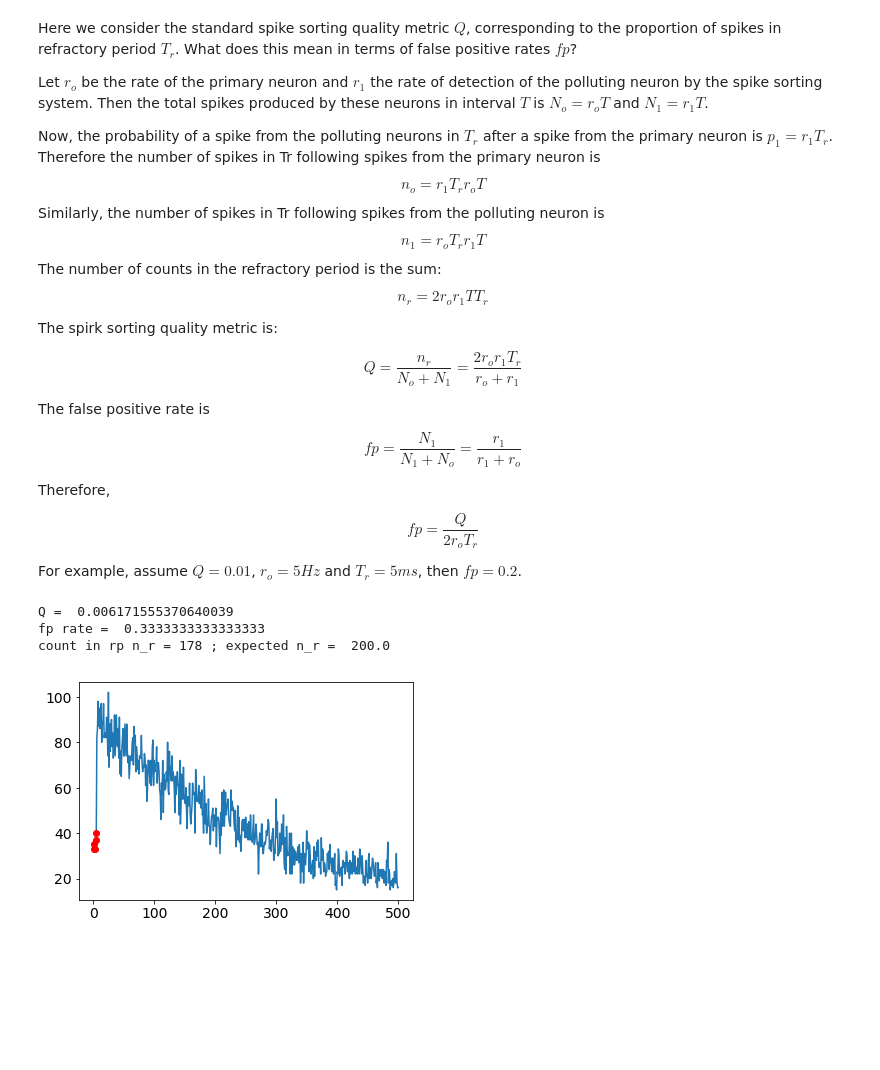
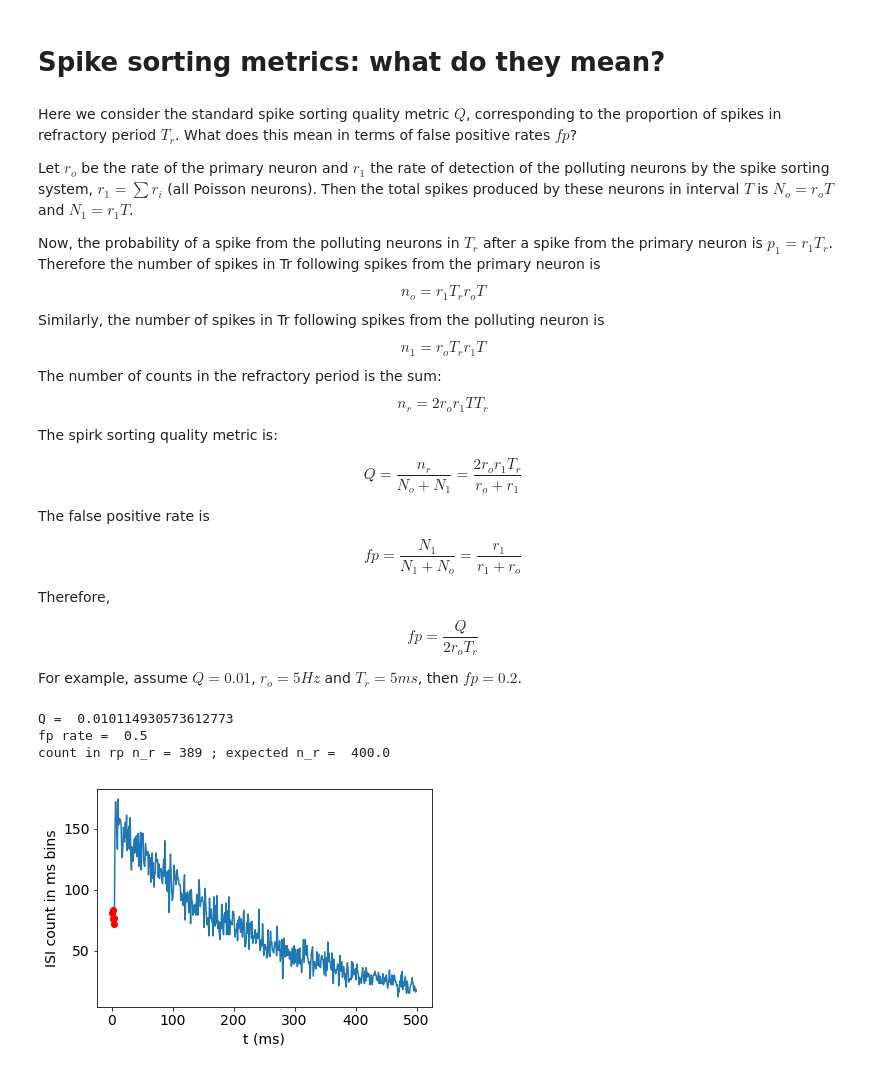
Before and after one commit to svoboda314/various-notebooks, a Jupyter notebook: Poisson spiking.ipynb, the cells around one changed output. Cells and saved outputs as stored; diff of their text form; code cells hidden in the pictures; blank space fills up the shorter version.

```diff
--- a/Poisson spiking.ipynb
+++ b/Poisson spiking.ipynb
@@ -114,6 +118,11 @@ while (rast + delta*rast) < len(sp_times):
 # histogram, 1 ms bins
 bins=np.arange(0, 1, 0.001)
 (hg, bin_edges)=np.histogram(isi, bins)
+
+plt.rcParams.update({'font.size': 14})  # increase the font size
+plt.xlabel("t (s)")
+plt.ylabel("ISI count in ms bins")
+
 plt.plot(bin_edges[0:500], hg[0:500])
 
 #type(bin_edges)
@@ -123,7 +132,10 @@ plt.plot(bin_edges[0:500], hg[0:500])
+# %% [markdown]
+# Spike sorting metrics: what do they mean?
 # %% [markdown]
+
 Here we consider the standard spike sorting quality metric $Q$, corresponding to the proportion of spikes in refractory period $T_r$. What does this mean in terms of false positive rates $fp$?
 
-Let $r_o$ be the rate of the primary neuron and $r_1$ the rate of detection of the polluting neuron by the spike sorting system. Then the total spikes produced by these neurons in interval $T$ is $N_o = r_oT$ and $N_1=r_1T$.
+Let $r_o$ be the rate of the primary neuron and $r_1$ the rate of detection of the polluting neurons by the spike sorting system, $r_1=\sum r_i$ (all Poisson neurons). Then the total spikes produced by these neurons in interval $T$ is $N_o = r_oT$ and $N_1=r_1T$.
 
 Now, the probability of a spike from the polluting neurons in $T_r$ after a spike from the primary neuron is $p_1=r_1T_r$. Therefore the number of spikes in Tr following spikes from the primary neuron is
 $$n_o=r_1T_rr_oT$$
@@ -148,33 +160,38 @@ For example, assume $Q = 0.01$, $r_o=5Hz$ and $T_r=5 ms$, then $fp=0.2$.
 # %%
 trials = 1000
 duration = 10000 # trial duration in ms
 rp = 5 # in ms
 rate0 =2.0 # in Hz
-rate1 =1.0 # in Hz; polluting spikes
+rate1 =2.0 # in Hz; polluting spikes
 
 spk_trains = []
 for ii in np.arange(trials):
     spks=poisson_spks_ms(duration, rate0, rp)
     spks=np.append(spks, poisson_spks_ms(duration, rate1, rp))
     spks=np.sort(spks)
     #    plt.plot(spks, (ii+1)*np.ones(len(spks)), 'k.')
     spk_trains.append(spks)
 
 all_isi=np.array([])
 for spks in spk_trains:
     all_isi=np.append(all_isi, np.diff(spks))
 
 bins=np.arange(10000)+0.5
 (hg, bin_edges)=np.histogram(all_isi, bins)
 
+plt.rcParams.update({'font.size': 14})  # increase the font size
+plt.xlabel("t (ms)")
+plt.ylabel("ISI count in ms bins")
+
 plt.plot(bin_edges[0:500], hg[0:500])
 plt.plot(bin_edges[0:5], hg[0:5],'ro')
 
 print('Q = ', np.sum(hg[0:5])/np.sum(hg))
 print('fp rate = ',rate1/(rate0+rate1))
-print('count in rp n_r =', np.sum(hg[0:round(rp)]), '; expected n_r = ', 2*rate0*rate1*trials*duration*rp/(1000*1000))
+print('count in rp n_r =', np.sum(hg[0:round(rp)]), '; expected n_r = ',
+      2*rate0*rate1*trials*duration*rp/(1000*1000))
 # %% [output]
-Q =  0.006171555370640039
-fp rate =  0.3333333333333333
-count in rp n_r = 178 ; expected n_r =  200.0
+Q =  0.010114930573612773
+fp rate =  0.5
+count in rp n_r = 389 ; expected n_r =  400.0
-[figure, old version]
+[figure, new version]
```
Also changed, not shown: parts of 9 cells of this notebook.
